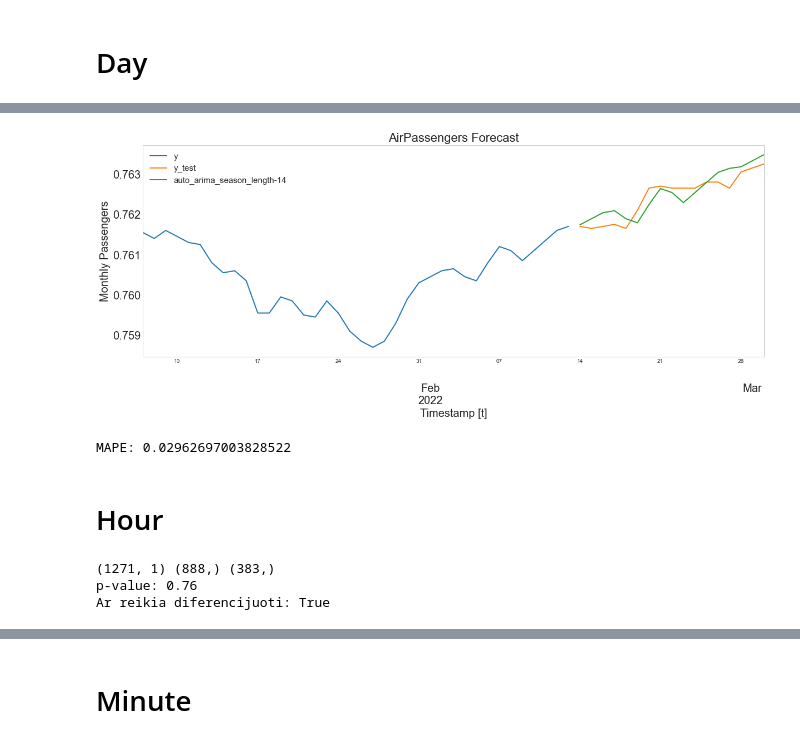
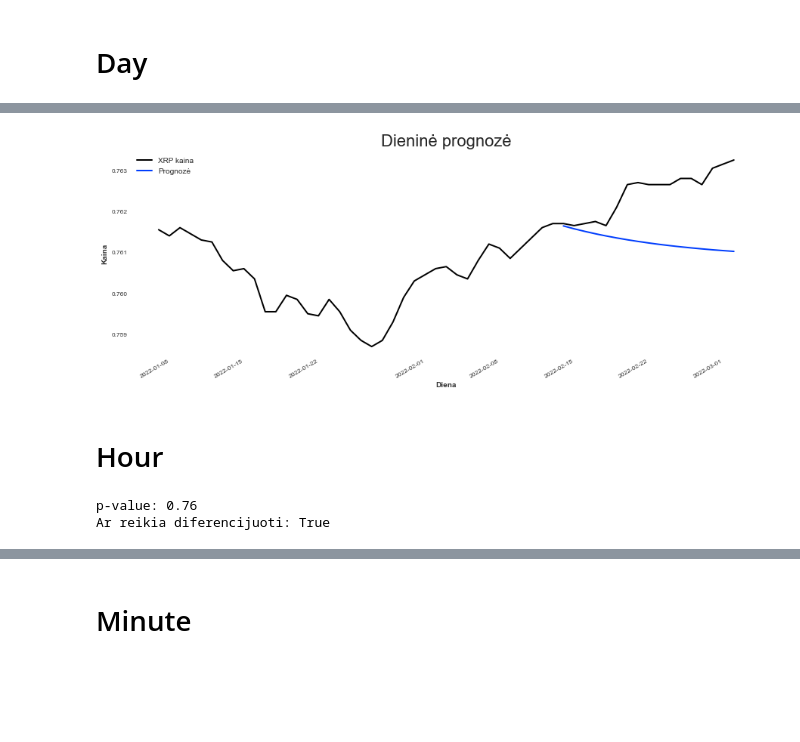
Before and after one commit to MGaulia/PD, a Jupyter notebook: 2 AR.ipynb, the cells around one changed output, grey strips where cells are left out. Saved outputs shown, nothing was run; the diff lists cells and outputs as text; code cells hidden in the pictures; blank space fills up the shorter version.

```diff
--- a/2 AR.ipynb
+++ b/2 AR.ipynb
@@ -183,16 +113,13 @@ P value:  1.0
 # %%
-plotanddoarima(day_test, day_train,14, '1D', "day")
+plot_and_do_forecast("data/full_day.csv", "Diena","Dieninė prognozė", "day")
 # %% [output]
-[figure, old version]
+[figure, new version]
-MAPE: 0.02962697003828522
 # %% [markdown]
 # Hour
 # %%
 hour = pd.read_csv("data/full_hour.csv", parse_dates=['time'])[['time', 'XRP_price']].set_index('time')
-hour_train, hour_test = split_dataset(hour)
 test_stationarity(hour.XRP_price)
 # %% [output]
-(1271, 1) (888,) (383,)
 p-value: 0.76
 Ar reikia diferencijuoti: True
 # %%
```
Also changed, not shown: parts of 14 cells of this notebook.
